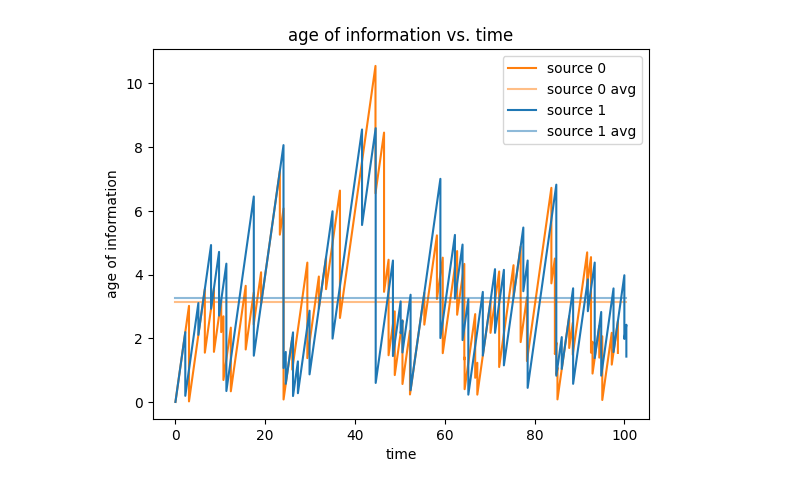
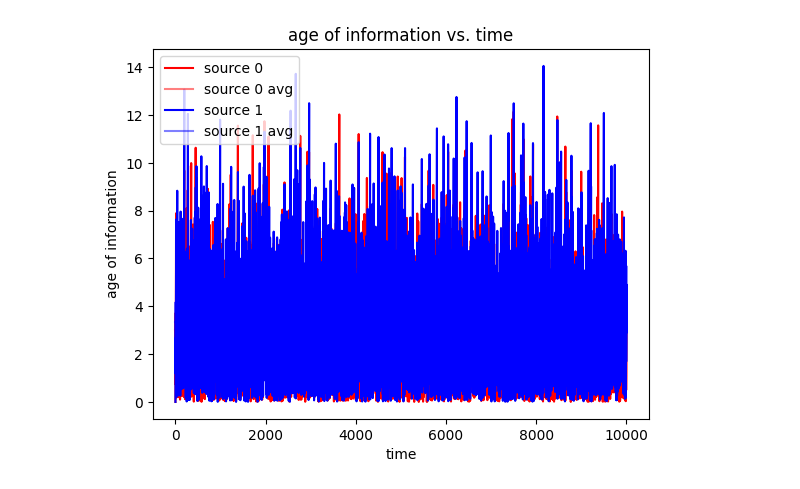
Before and after one commit to Amani-blip/Avg-Age-of-Info, a Jupyter notebook: main.ipynb, the cells around one changed output. Cells and saved outputs as stored; diff of their text form; code cells hidden in the pictures.

```diff
--- a/main.ipynb
+++ b/main.ipynb
@@ -14,78 +82,39 @@ packets = sort_packets(
 # %%
+
+packets = sort_packets(
+    create_packets(max_arrival_time=1000, source=0, arrival_rate=0.9, service_time_mean=1),
+    create_packets(max_arrival_time=1000, source=1, arrival_rate=0.9, service_time_mean=1),
+)
+
+
 outputs = ProposedPolicy().simulate(packets)
 # %%
-import matplotlib.pyplot as plt
-import pandas as pd
-
-from typing import NamedTuple
-
-class AoiUpdate(NamedTuple):
-    time: float # when this age of information was generated
-    age: float # the age of information
-
-
-def save_packets():
-    pass
-
-def save_output_packets():
-    pass
-
-def calculate_average_age_information(outputs: list[PacketOutput], source: int) -> float:
-    updates = get_age_of_information_updates(outputs, source)
-
-    total = 0
-    total_delta_time = 0
-
-    for i in range(1, len(updates)-1, 2):
-        prev_update = updates[i-1]
-        update = updates[i]
-
-        delta_time = update.time - prev_update.time
-        total += ((update.age + prev_update.age)/2) * delta_time
-        total_delta_time += delta_time
-
-    return total / total_delta_time
-
-def get_age_of_information_updates(outputs: list[PacketOutput], source: int) -> list[AoiUpdate]:
-    updates = [AoiUpdate(time=0, age=0)] # simulation time, age of information
-    outputs = get_outputs_by_source(outputs, source)
-
-    prev = PacketOutput(arrival_time=0, service_end_time=0, source=-1) # dummy packet
-    for packet in outputs:
-        time = packet.service_end_time # when the age of information changes
-        updates.append(AoiUpdate(time=time, age=prev.service_end_time - prev.arrival_time + (packet.service_end_time - prev.service_end_time)))
-        updates.append(AoiUpdate(time=time, age=packet.service_end_time - packet.arrival_time))
-        prev = packet
-
-    return updates
-
-
 def plot_age_of_information(outputs: list[PacketOutput], sources: list[int], plot_average=False):
-    colors = ['tab:orange', 'tab:blue']
+    colors = ['r', 'b']
     max_time = max(output.service_end_time for output in outputs)
 
     for source in sources:
         updates = get_age_of_information_updates(outputs, source)
 
         if len(updates) < 1:
             continue
 
         plt.plot([x for x, _ in updates], [y for _, y in updates], label=f'source {source}', c=colors[source], alpha=1)
 
         if plot_average:
             avg = calculate_average_age_information(outputs, source)
             plt.plot((0, max_time), (avg, avg), label=f'source {source} avg', c=colors[source], alpha=0.5)
 
 
     plt.title('age of information vs. time')
     plt.xlabel('time')
     plt.ylabel('age of information')
     plt.legend()
     plt.show()
 
 plot_age_of_information(outputs, sources=[0, 1], plot_average=True)
 # %% [output]
-[figure, old version]
+[figure, new version]
 # %%
 dummy_output = [
     PacketOutput(source=0, arrival_time=2, service_end_time=4),
```
Also changed, not shown: parts of 7 cells of this notebook, 2 other files.
